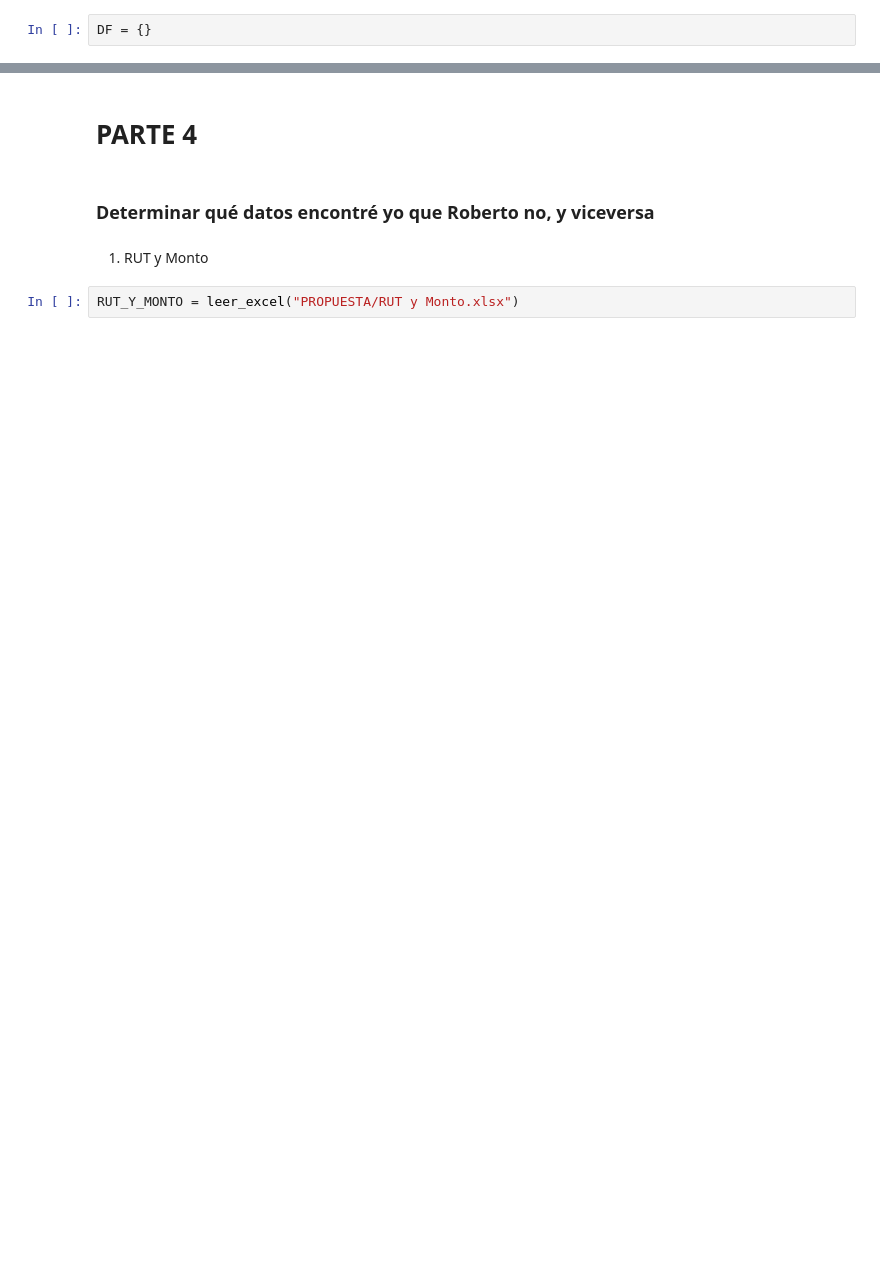
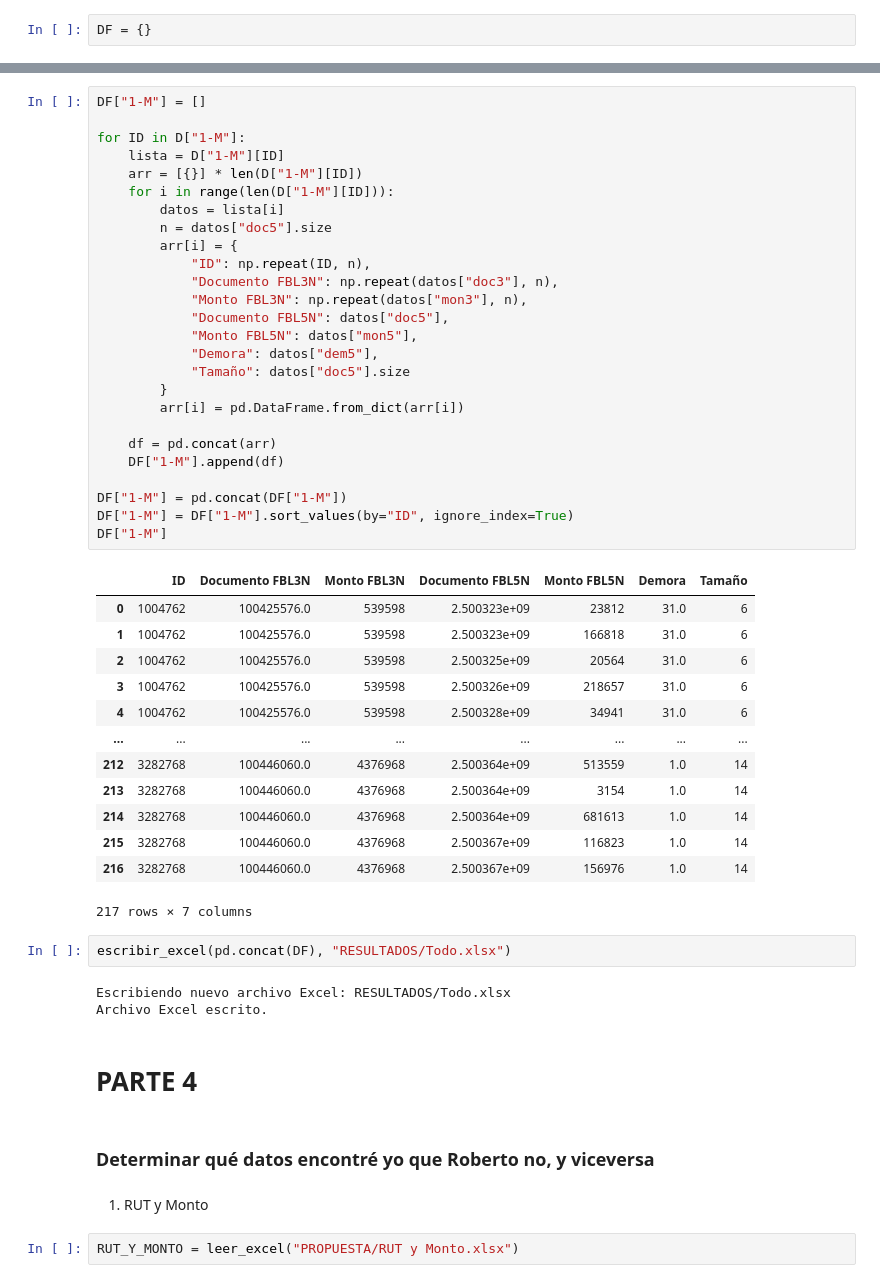
Before and after one commit to camipozas/facturacion_dimerc, a Jupyter notebook: notebook.ipynb, the cells around one changed output, grey strips where cells are left out. Cells and saved outputs as stored; diff of their text form; blank space fills up the shorter version.

```diff
--- a/notebook.ipynb
+++ b/notebook.ipynb
@@ -188,3 +217,48 @@ NameError: name 'D5' is not defined
+# %%
+DF["1-M"] = []
+
+for ID in D["1-M"]:
+    lista = D["1-M"][ID]
+    arr = [{}] * len(D["1-M"][ID])
+    for i in range(len(D["1-M"][ID])):
+        datos = lista[i]
+        n = datos["doc5"].size
+        arr[i] = {
+            "ID": np.repeat(ID, n),
+            "Documento FBL3N": np.repeat(datos["doc3"], n),
+            "Monto FBL3N": np.repeat(datos["mon3"], n),
+            "Documento FBL5N": datos["doc5"],
+            "Monto FBL5N": datos["mon5"],
+            "Demora": datos["dem5"],
+            "Tamaño": datos["doc5"].size
+        }
+        arr[i] = pd.DataFrame.from_dict(arr[i])
+
+    df = pd.concat(arr)
+    DF["1-M"].append(df)
+
+DF["1-M"] = pd.concat(DF["1-M"])
+DF["1-M"] = DF["1-M"].sort_values(by="ID", ignore_index=True)
+DF["1-M"]
+# %% [output]
+|  | ID | Documento FBL3N | Monto FBL3N | Documento FBL5N | Monto FBL5N | Demora | Tamaño |
+| 0 | 1004762 | 100425576.0 | 539598 | 2.500323e+09 | 23812 | 31.0 | 6 |
+| 1 | 1004762 | 100425576.0 | 539598 | 2.500323e+09 | 166818 | 31.0 | 6 |
+| 2 | 1004762 | 100425576.0 | 539598 | 2.500325e+09 | 20564 | 31.0 | 6 |
+| 3 | 1004762 | 100425576.0 | 539598 | 2.500326e+09 | 218657 | 31.0 | 6 |
+| 4 | 1004762 | 100425576.0 | 539598 | 2.500328e+09 | 34941 | 31.0 | 6 |
+| ... | ... | ... | ... | ... | ... | ... | ... |
+| 212 | 3282768 | 100446060.0 | 4376968 | 2.500364e+09 | 513559 | 1.0 | 14 |
+| 213 | 3282768 | 100446060.0 | 4376968 | 2.500364e+09 | 3154 | 1.0 | 14 |
+| 214 | 3282768 | 100446060.0 | 4376968 | 2.500364e+09 | 681613 | 1.0 | 14 |
+| 215 | 3282768 | 100446060.0 | 4376968 | 2.500367e+09 | 116823 | 1.0 | 14 |
+| 216 | 3282768 | 100446060.0 | 4376968 | 2.500367e+09 | 156976 | 1.0 | 14 |
+217 rows × 7 columns
+# %%
+escribir_excel(pd.concat(DF), "RESULTADOS/Todo.xlsx")
+# %% [output]
+Escribiendo nuevo archivo Excel: RESULTADOS/Todo.xlsx
+Archivo Excel escrito.
 # %% [markdown]
 # PARTE 4
 # %% [markdown]
```
Also changed, not shown: parts of 9 cells of this notebook, 1 other file.
